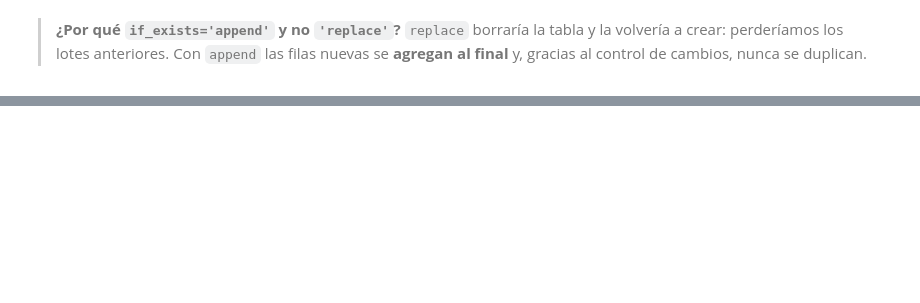
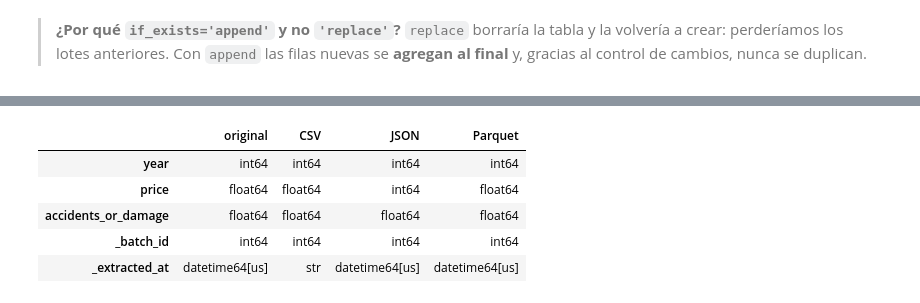
Before and after one commit to luispardave/ING_BD_ProjectF, a Jupyter notebook: Codigos/EXTRACCION.ipynb, the cells around one changed output, grey strips where cells are left out. Saved outputs shown, nothing was run; the diff lists cells and outputs as text; code cells hidden in the pictures; blank space fills up the shorter version.

```diff
--- a/Codigos/EXTRACCION.ipynb
+++ b/Codigos/EXTRACCION.ipynb
@@ -542,15 +337,0 @@ Ejecuta las celdas de este módulo **en orden**: la primera define las tablas y
-# %%
-# ── Módulo 2: tablas y control de cambios de vg_global_codificado ───────────────────
-
-TABLA_RAW       = 'raw_vg_global_codificado'        # origen
-TABLA_EXTRACTED = 'extracted_vg_global_codificado'  # destino (sin espacios al final: SQLite los toma como parte del nombre)
-CDC_PATH        = f'{LOGS_PATH}/cdc_control_{TABLA_EXTRACTED}.json'   # control de cambios de ESTA tabla
-COLS_TIPOS      = ['Platform', 'Global_Sales', '_batch_id', '_extracted_at']   # columnas para comparar tipos entre formatos
-
-
-print()
-print(f'Módulo 2  : vg_global_codificado')
-print(f'Origen    : {TABLA_RAW}')
-print(f'Destino   : {TABLA_EXTRACTED}')
-print(f'CDC       : {CDC_PATH}')
-print()
@@ -706,15 +337,0 @@ Ejecuta las celdas de este módulo **en orden**: la primera define las tablas y
-# %%
-# ── Módulo 3: tablas y control de cambios de vg_ventas_ratings ──────────────────────
-
-TABLA_RAW       = 'raw_vg_ventas_ratings'           # origen
-TABLA_EXTRACTED = 'extracted_vg_ventas_ratings'     # destino (sin espacios al final: SQLite los toma como parte del nombre)
-CDC_PATH        = f'{LOGS_PATH}/cdc_control_{TABLA_EXTRACTED}.json'   # control de cambios de ESTA tabla
-COLS_TIPOS      = ['Year_of_Release', 'Global_Sales', '_batch_id', '_extracted_at']   # columnas para comparar tipos entre formatos
-
-
-print()
-print(f'Módulo 3  : vg_ventas_ratings')
-print(f'Origen    : {TABLA_RAW}')
-print(f'Destino   : {TABLA_EXTRACTED}')
-print(f'CDC       : {CDC_PATH}')
-print()
@@ -890,0 +571,20 @@ with open(LOG_PATH, encoding='utf-8') as f:
+# %%
+# ── Leerlos de vuelta: ¿qué tipos de dato se conservan? ────────────────────
+
+desde_csv     = pd.read_csv(ruta_csv, low_memory=False)
+desde_json    = pd.read_json(ruta_json, orient='records')
+desde_parquet = pd.read_parquet(ruta_parquet)
+
+pd.DataFrame({
+    'original': df_ext[COLS_TIPOS].dtypes.astype(str),
+    'CSV'     : desde_csv[COLS_TIPOS].dtypes.astype(str),
+    'JSON'    : desde_json[COLS_TIPOS].dtypes.astype(str),
+    'Parquet' : desde_parquet[COLS_TIPOS].dtypes.astype(str),
+})
+# %% [output]
+|  | original | CSV | JSON | Parquet |
+| year | int64 | int64 | int64 | int64 |
+| price | float64 | float64 | int64 | float64 |
+| accidents_or_damage | float64 | float64 | float64 | float64 |
+| _batch_id | int64 | int64 | int64 | int64 |
+| _extracted_at | datetime64[us] | str | datetime64[us] | datetime64[us] |
```
Also changed, not shown: parts of 106 cells of this notebook, 6 other files.
